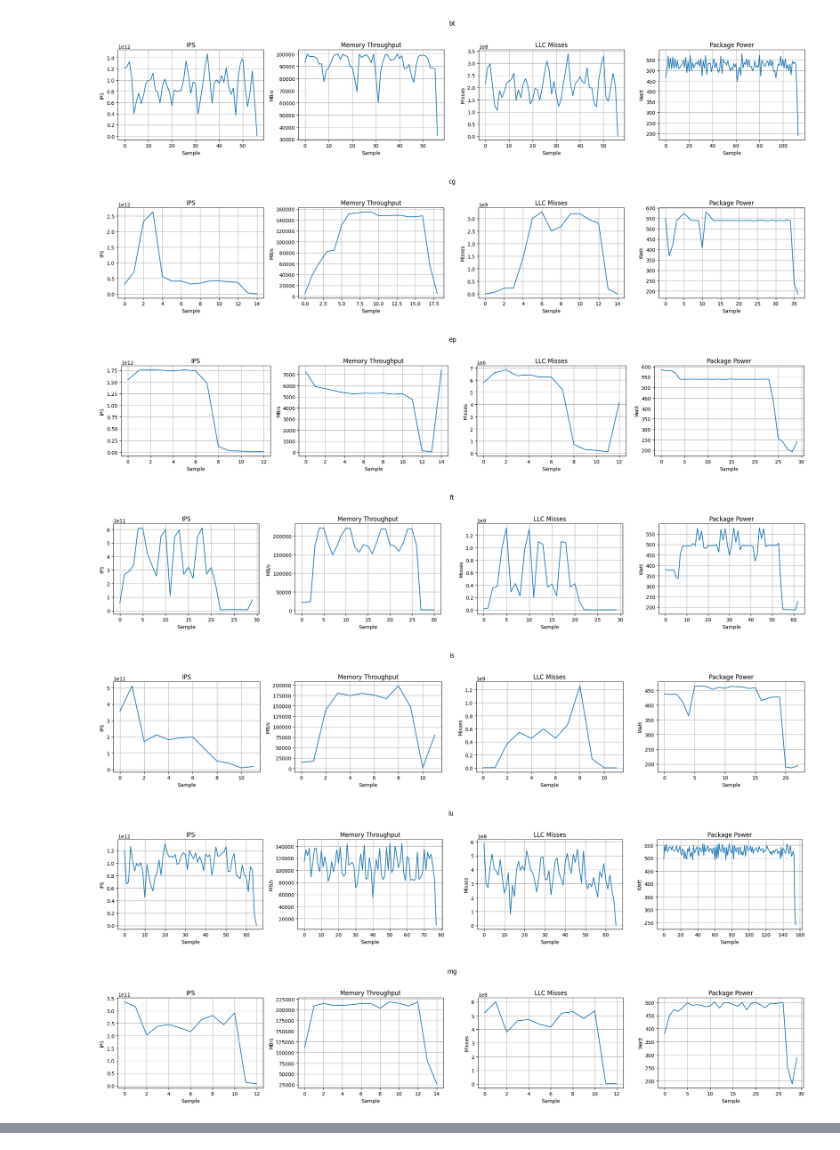
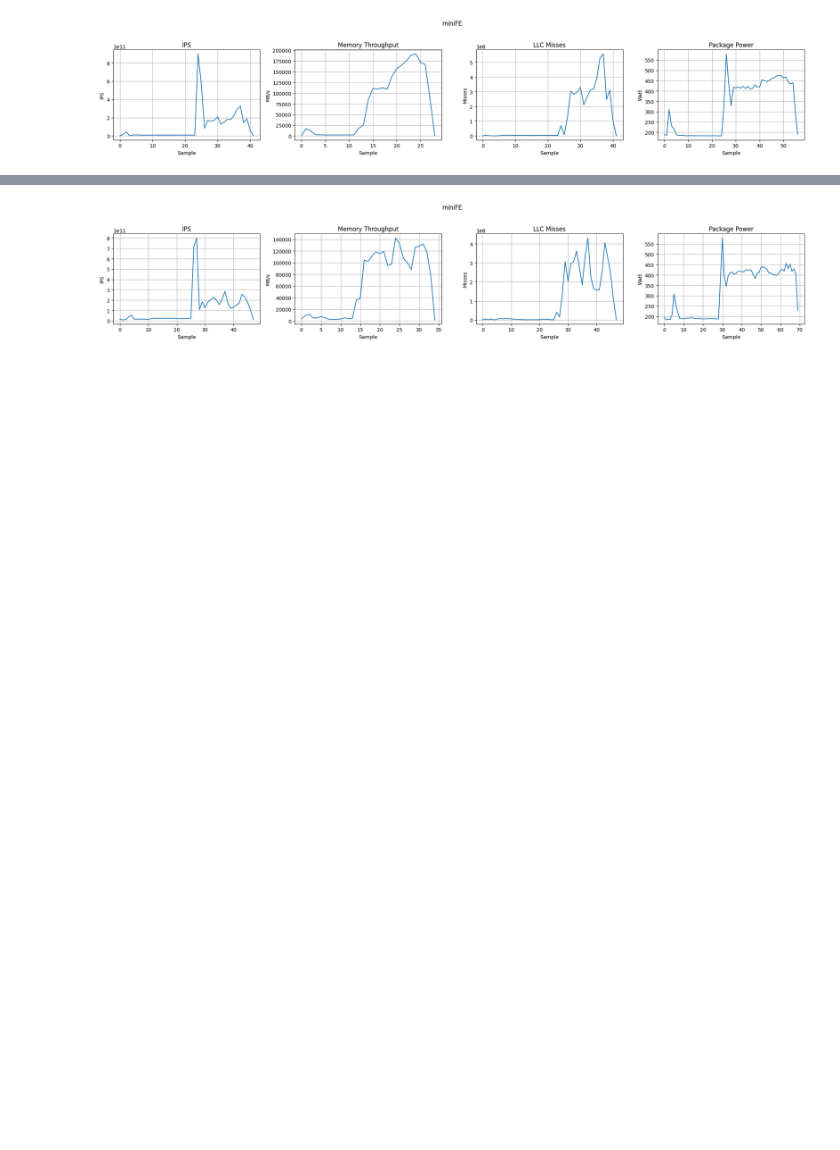
Before and after one commit to zzheng33/power-3, a Jupyter notebook: GPGPU/data/performance.ipynb, the cells around one changed output, grey strips where cells are left out. Cells and saved outputs as stored; diff of their text form; code cells hidden in the pictures; blank space fills up the shorter version.

```diff
--- a/GPGPU/data/performance.ipynb
+++ b/GPGPU/data/performance.ipynb
@@ -149,18 +149,14 @@ def plot_all(data, save_dir=None, apps=None):
         for app in apps:
             plot_app(app, data, save_dir=save_dir)
 # %%
-# benchmarks = ['bt','cg','ep','ft','is','lu','mg','sp','ua','miniFE','LULESH','Nekbone']
-benchmarks = ['bt','cg','ep','ft','is','lu','mg','sp','ua','LULESH','Nekbone']
-BASE = "../data/npb_solo/"
+benchmarks = ['bt','cg','ep','ft','is','lu','mg','sp','ua','LULESH','Nekbone','miniFE']
+benchmarks = ['miniFE']
+
+BASE = "../data/npb_solo/run1"
+# BASE = "../data/npb_solo/"
 
 data = collect_data(BASE)
 
 plot_all(data)
 # %% [output]
-[figure, old version]
+[figure, new version]
-[figure, removed]
-[figure, removed]
-[figure, removed]
-[figure, removed]
-[figure, removed]
-[figure, removed]
@@ -170,0 +163,10 @@ plot_all(data)
+# %%
+benchmarks = ['bt','cg','ep','ft','is','lu','mg','sp','ua','LULESH','Nekbone','miniFE']
+benchmarks = ['miniFE']
+BASE = "../data/npb_solo/"
+
+data = collect_data(BASE)
+
+plot_all(data)
+# %% [output]
+[figure, added]
```
Also changed, not shown: parts of 1 cell of this notebook, 50 other files.
